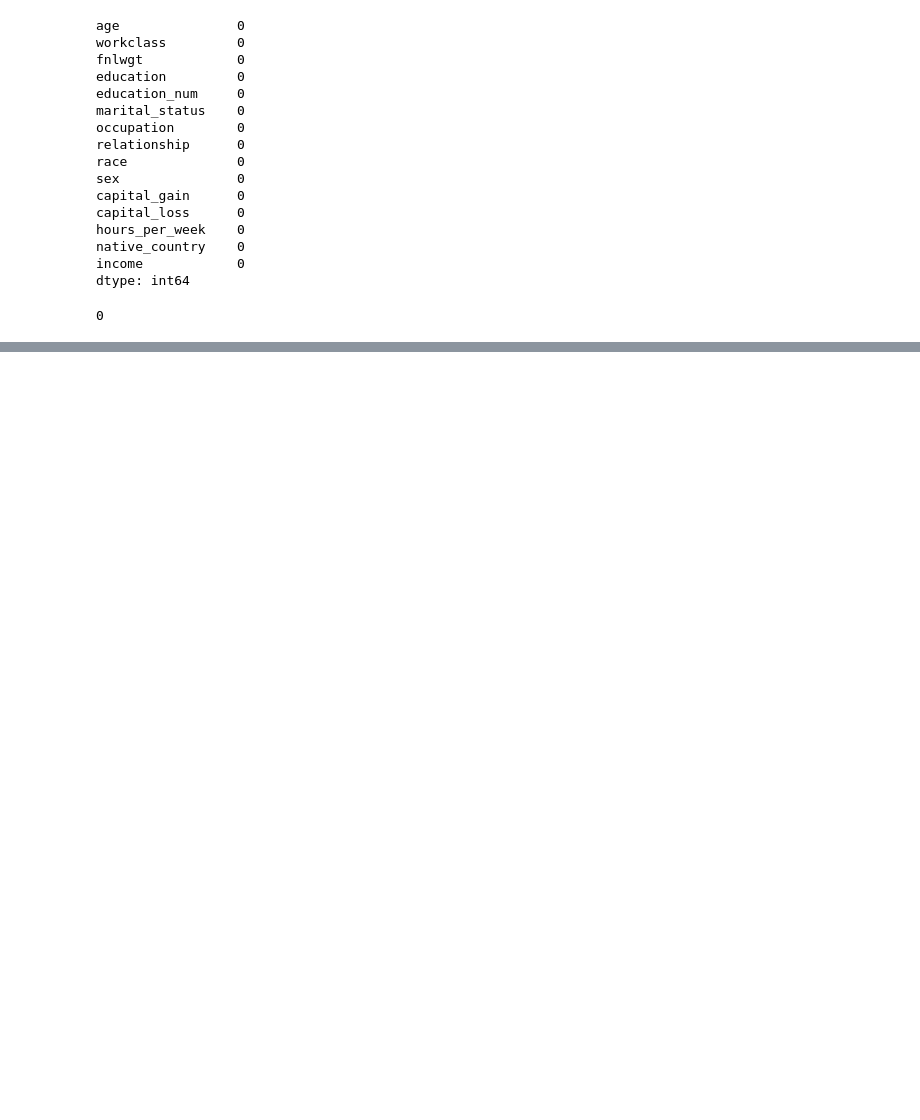
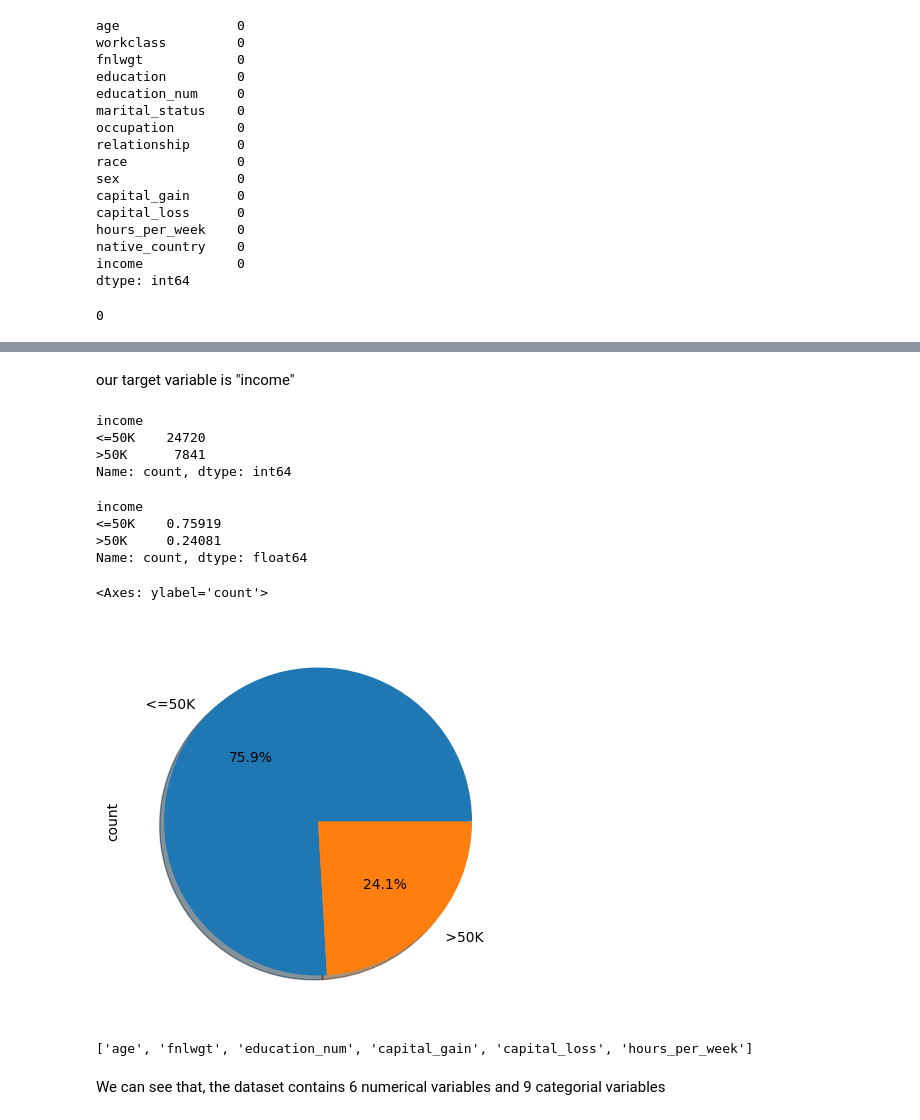
Before and after one commit to mimi428/Income-classification, a Jupyter notebook: incomeclass.ipynb, the cells around one changed output, grey strips where cells are left out. Cells and saved outputs as stored; diff of their text form; code cells hidden in the pictures; blank space fills up the shorter version.

Commit message:
count count error

```diff
--- a/incomeclass.ipynb
+++ b/incomeclass.ipynb
@@ -146,0 +225,28 @@ ok ok
+# %% [markdown]
+our target variable is "income"
+# %%
+data["income"].value_counts()
+# %% [output]
+income
+<=50K    24720
+>50K      7841
+Name: count, dtype: int64
+# %%
+data['income'].value_counts()/len(data)
+# %% [output]
+income
+<=50K    0.75919
+>50K     0.24081
+Name: count, dtype: float64
+# %%
+pie = plt.subplots(figsize=(15,5))
+data['income'].value_counts().plot.pie(autopct='%1.1f%%',shadow=True)
+# %% [output]
+<Axes: ylabel='count'>
+[figure, added]
+# %%
+print(numerical)
+# %% [output]
+['age', 'fnlwgt', 'education_num', 'capital_gain', 'capital_loss', 'hours_per_week']
+# %% [markdown]
+We can see that, the dataset contains 6 numerical variables and 9 categorial variables
```
Also changed, not shown: parts of 12 cells of this notebook.
